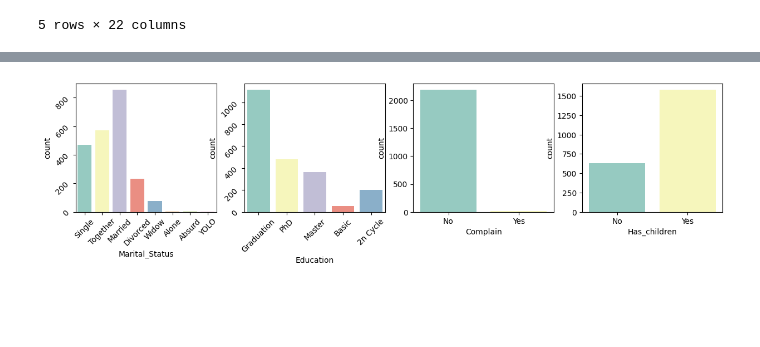
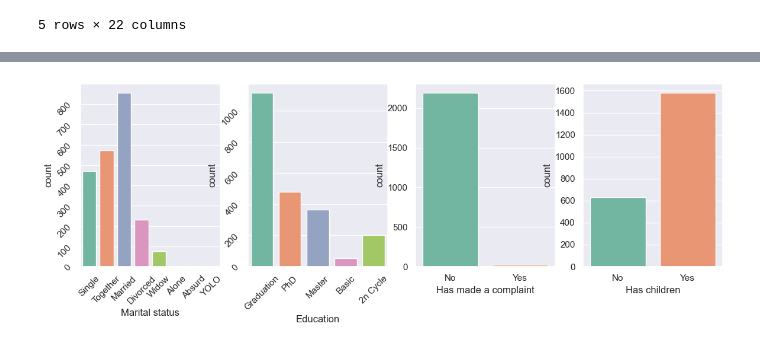
Before and after one commit to windc-888/Customer-segmentation, a Jupyter notebook: code.ipynb, the cells around one changed output, grey strips where cells are left out. Cells and saved outputs as stored; diff of their text form; code cells hidden in the pictures; blank space fills up the shorter version.

```diff
--- a/code.ipynb
+++ b/code.ipynb
@@ -74,16 +75,28 @@ dtype: int64
 # %%
+##-------- EXPLORATORY DATA ANALYSIS-------##
+
 # Plotting categorical data
+sns.set_theme()
+sns.set_palette("Set2")
+fig, ax = plt.subplots(1,4, figsize=(14,4))
 
-sns.set_palette("Set3")
-fig, ax = plt.subplots(1,4, figsize=(15,3))
 sns.countplot(data=data, x='Marital_Status', hue='Marital_Status', ax=ax[0])
 sns.countplot(data=data, x='Education', hue='Education', ax=ax[1])
 sns.countplot(data=data, x='Complain', hue='Complain', ax=ax[2], legend=False)
 sns.countplot(data=data, x='Has_children', hue='Has_children', ax=ax[3], legend=False)
+
+# Setting plot parameters
 ax[0].tick_params(rotation=45)
+ax[0].set_xlabel("Marital status")
+
 ax[1].tick_params(rotation=45)
+
 ax[2].set_xticklabels(["No","Yes"])
+ax[2].set_xlabel("Has made a complaint")
+
 ax[3].set_xticklabels(["No","Yes"])
+ax[3].set_xlabel("Has children")
+
 plt.show()
 # %% [output]
-[figure, old version]
+[figure, new version]
```
Also changed, not shown: parts of 21 cells of this notebook.
